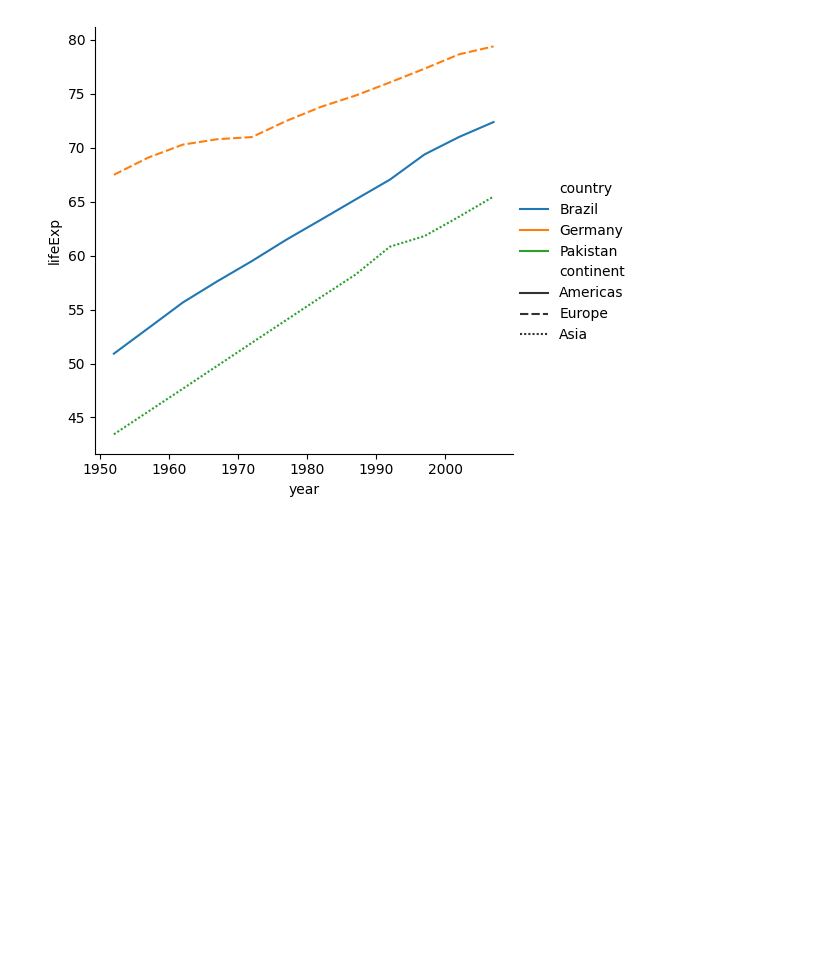
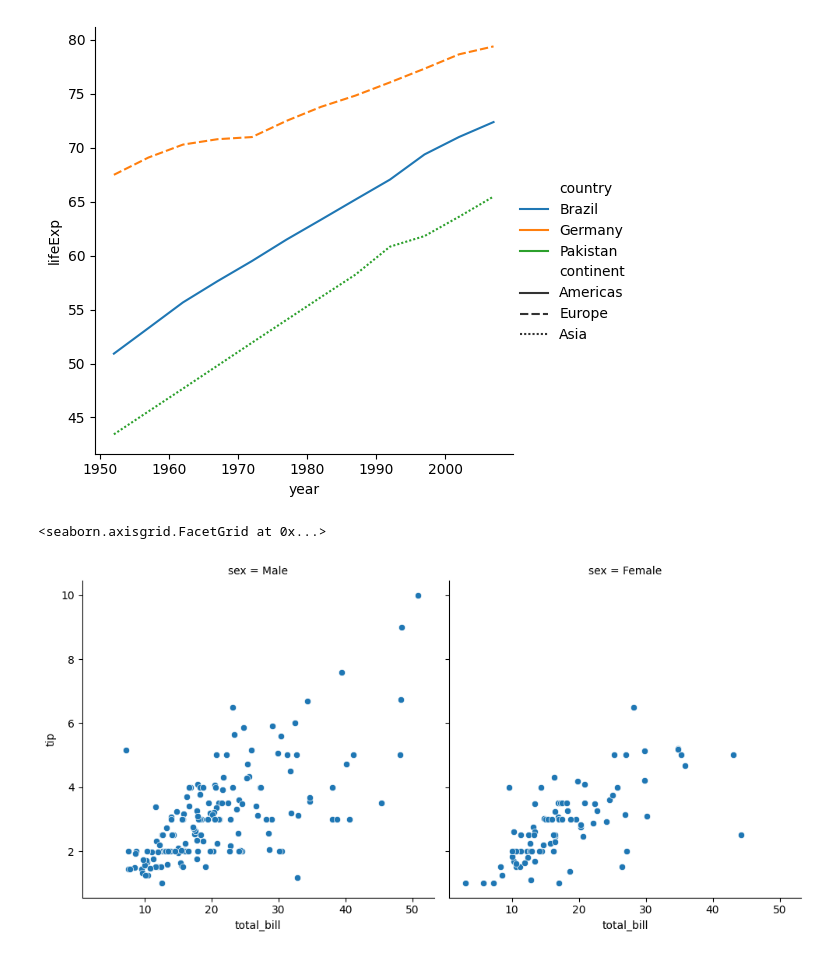
Before and after one commit to Wasay-3435/Data_Science_Projects, a Jupyter notebook: seaborn/charts.ipynb, the cells around one changed output. Drawn from its saved outputs; the diff is of its cells as text; code cells hidden in the pictures; blank space fills up the shorter version.

Commit message:
Explored differnts graphs via Seaborn

```diff
--- a/seaborn/charts.ipynb
+++ b/seaborn/charts.ipynb
@@ -76,3 +77,9 @@ sns.relplot(kind='line',data = temp_df,x='year', y ='lifeExp',hue ='country',sty
 # %% [output]
 <seaborn.axisgrid.FacetGrid at 0x...>
 [figure]
+# %%
+#facet plot:
+sns.relplot(data = tips, x='total_bill',y='tip',col ='sex',kind ='scatter') #col is used to create multiple plots based on unique values in the column,
+# %% [output]
+<seaborn.axisgrid.FacetGrid at 0x...>
+[figure, added]
```
Also changed, not shown: parts of 15 cells of this notebook.
